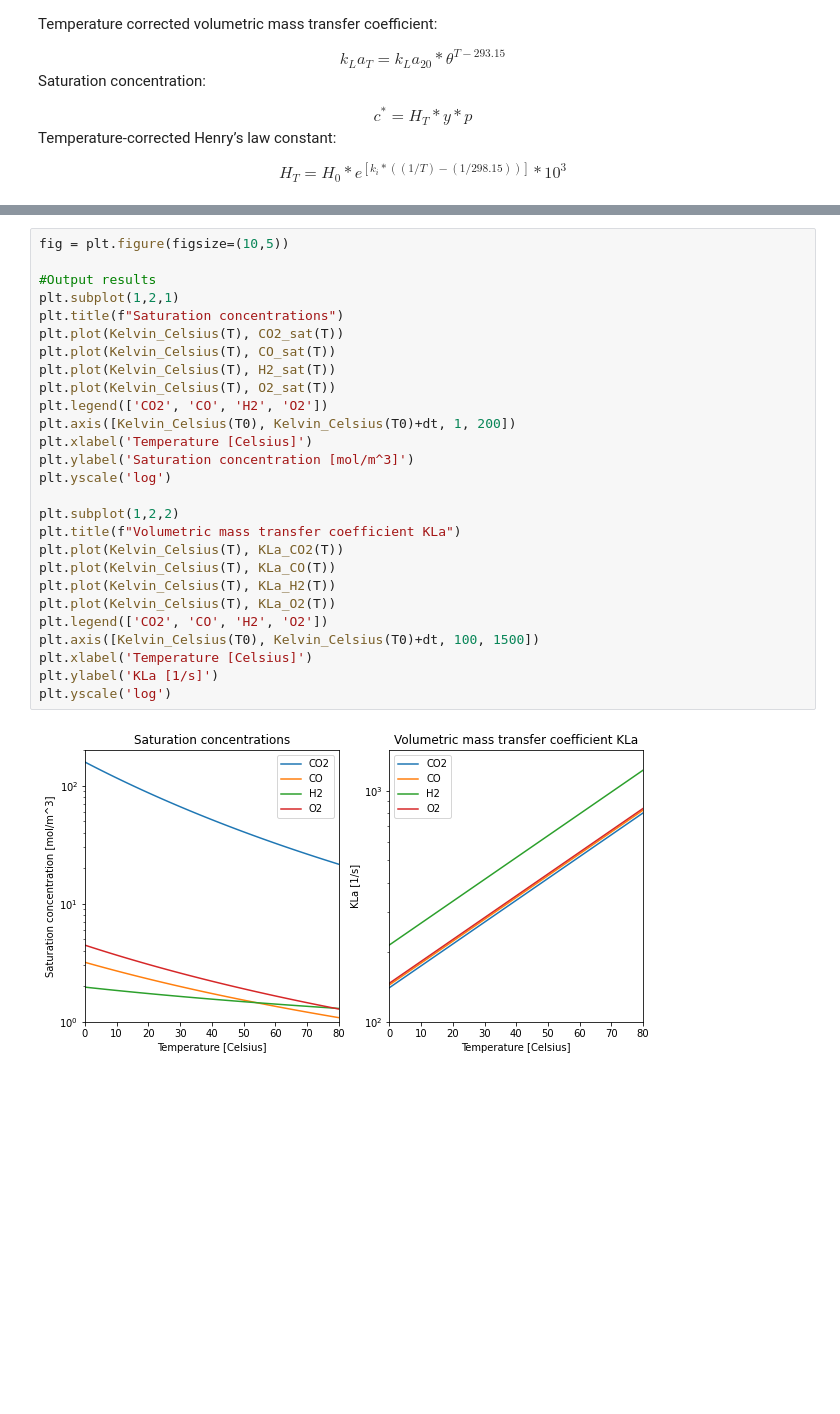
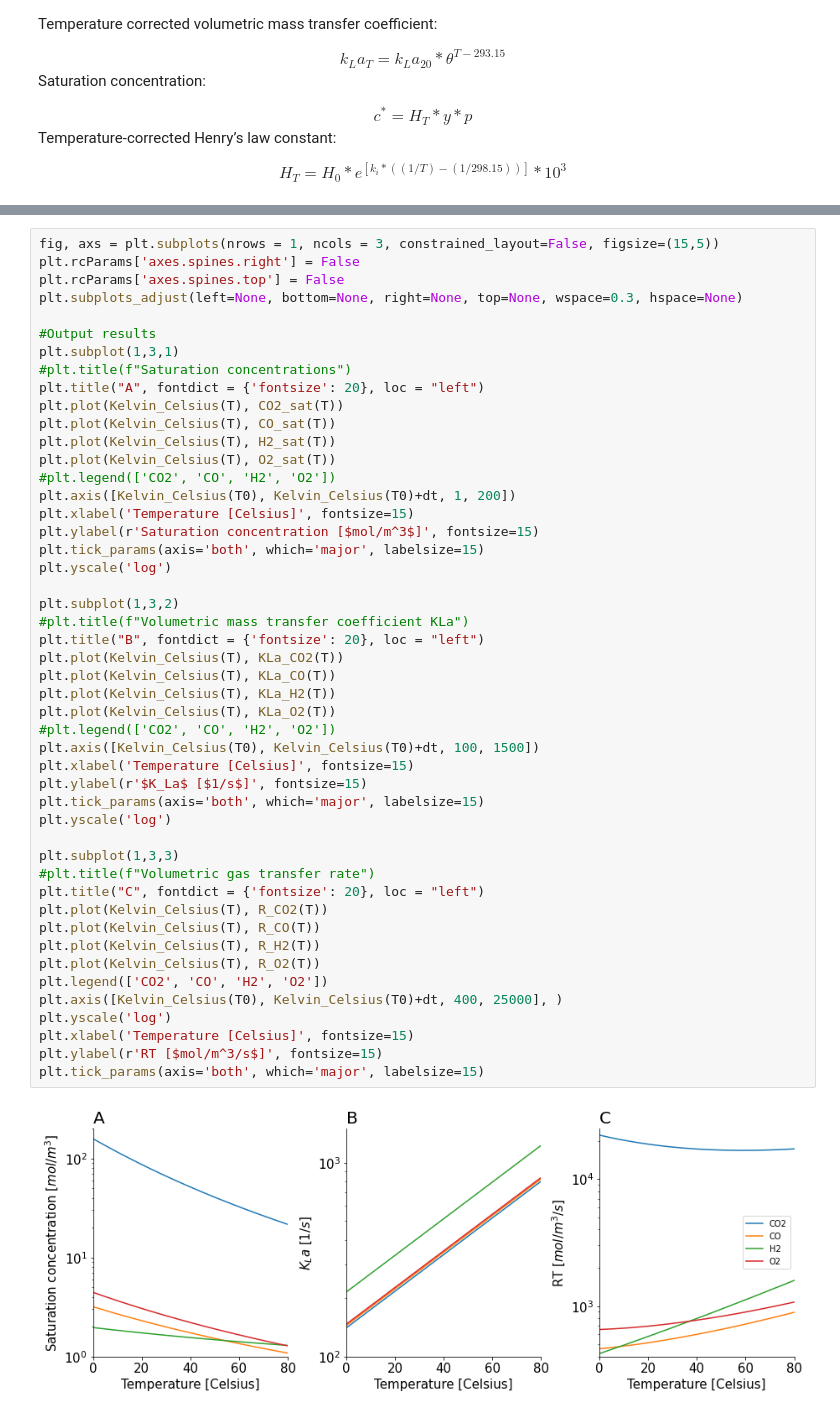
Before and after one commit to biosustain/CO2_fixation_models, a Jupyter notebook: Scripts/01_Gas-LiquidMassTransfer.ipynb, the cells around one changed output, grey strips where cells are left out. Drawn from its saved outputs; the diff is of its cells as text; blank space fills up the shorter version.

```diff
--- a/Scripts/01_Gas-LiquidMassTransfer.ipynb
+++ b/Scripts/01_Gas-LiquidMassTransfer.ipynb
@@ -318,29 +254,50 @@ plt.show()
 # %%
-fig = plt.figure(figsize=(10,5))
+fig, axs = plt.subplots(nrows = 1, ncols = 3, constrained_layout=False, figsize=(15,5))
+plt.rcParams['axes.spines.right'] = False
+plt.rcParams['axes.spines.top'] = False
+plt.subplots_adjust(left=None, bottom=None, right=None, top=None, wspace=0.3, hspace=None)
 
 #Output results
-plt.subplot(1,2,1)
-plt.title(f"Saturation concentrations")
+plt.subplot(1,3,1)
+#plt.title(f"Saturation concentrations")
+plt.title("A", fontdict = {'fontsize': 20}, loc = "left")
 plt.plot(Kelvin_Celsius(T), CO2_sat(T))
 plt.plot(Kelvin_Celsius(T), CO_sat(T))
 plt.plot(Kelvin_Celsius(T), H2_sat(T))
 plt.plot(Kelvin_Celsius(T), O2_sat(T))
-plt.legend(['CO2', 'CO', 'H2', 'O2'])
+#plt.legend(['CO2', 'CO', 'H2', 'O2'])
 plt.axis([Kelvin_Celsius(T0), Kelvin_Celsius(T0)+dt, 1, 200])
-plt.xlabel('Temperature [Celsius]')
-plt.ylabel('Saturation concentration [mol/m^3]')
+plt.xlabel('Temperature [Celsius]', fontsize=15)
+plt.ylabel(r'Saturation concentration [$mol/m^3$]', fontsize=15)
+plt.tick_params(axis='both', which='major', labelsize=15)
 plt.yscale('log')
 
-plt.subplot(1,2,2)
-plt.title(f"Volumetric mass transfer coefficient KLa")
+plt.subplot(1,3,2)
+#plt.title(f"Volumetric mass transfer coefficient KLa")
+plt.title("B", fontdict = {'fontsize': 20}, loc = "left")
 plt.plot(Kelvin_Celsius(T), KLa_CO2(T))
 plt.plot(Kelvin_Celsius(T), KLa_CO(T))
 plt.plot(Kelvin_Celsius(T), KLa_H2(T))
 plt.plot(Kelvin_Celsius(T), KLa_O2(T))
+#plt.legend(['CO2', 'CO', 'H2', 'O2'])
+plt.axis([Kelvin_Celsius(T0), Kelvin_Celsius(T0)+dt, 100, 1500])
+plt.xlabel('Temperature [Celsius]', fontsize=15)
+plt.ylabel(r'$K_La$ [$1/s$]', fontsize=15)
+plt.tick_params(axis='both', which='major', labelsize=15)
+plt.yscale('log')
+
+plt.subplot(1,3,3)
+#plt.title(f"Volumetric gas transfer rate")
+plt.title("C", fontdict = {'fontsize': 20}, loc = "left")
+plt.plot(Kelvin_Celsius(T), R_CO2(T))
+plt.plot(Kelvin_Celsius(T), R_CO(T))
+plt.plot(Kelvin_Celsius(T), R_H2(T))
+plt.plot(Kelvin_Celsius(T), R_O2(T))
 plt.legend(['CO2', 'CO', 'H2', 'O2'])
-plt.axis([Kelvin_Celsius(T0), Kelvin_Celsius(T0)+dt, 100, 1500])
-plt.xlabel('Temperature [Celsius]')
-plt.ylabel('KLa [1/s]')
+plt.axis([Kelvin_Celsius(T0), Kelvin_Celsius(T0)+dt, 400, 25000], )
 plt.yscale('log')
+plt.xlabel('Temperature [Celsius]', fontsize=15)
+plt.ylabel(r'RT [$mol/m^3/s$]', fontsize=15)
+plt.tick_params(axis='both', which='major', labelsize=15)
 # %% [output]
-[figure, old version]
+[figure, new version]
```
Also changed, not shown: parts of 16 cells of this notebook, 3 other files.
